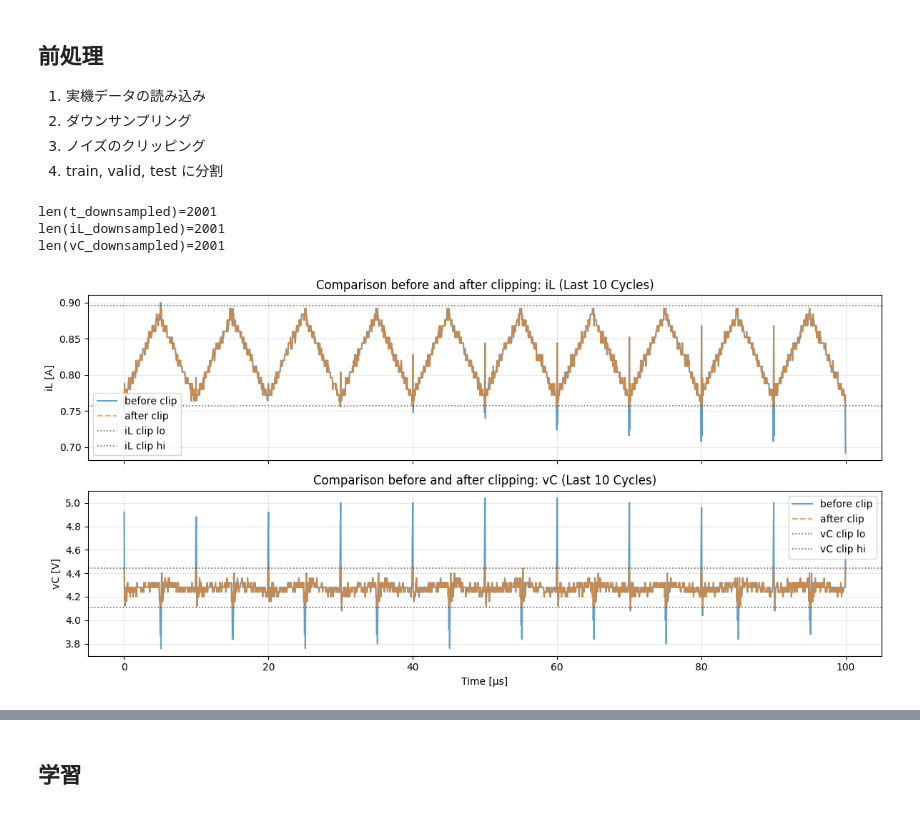
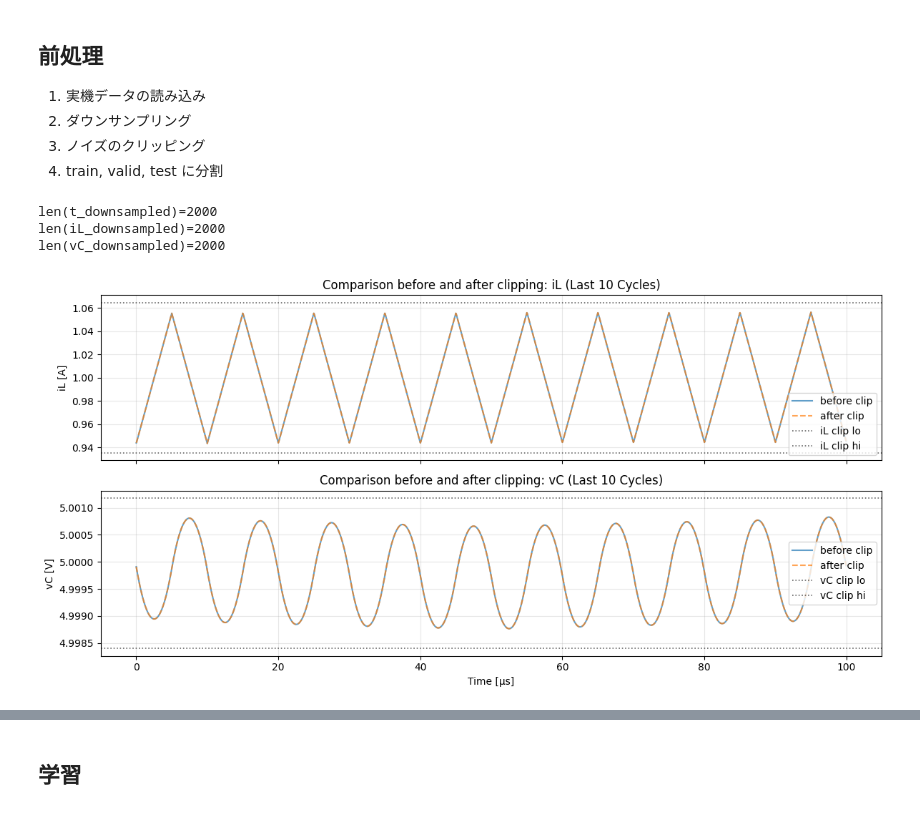
Before and after one commit to University-Laboratory/rnn-pann, a Jupyter notebook: actual_machine_notebooks/note4/note.ipynb, the cells around one changed output, grey strips where cells are left out. Drawn from its saved outputs; the diff is of its cells as text; code cells hidden in the pictures.

```diff
--- a/actual_machine_notebooks/note4/note.ipynb
+++ b/actual_machine_notebooks/note4/note.ipynb
@@ -80,11 +81,11 @@ params = Params()
 # ログ保存の初期化
 if keep_log:
     result_dir = create_result_dir(
-        "note3",
+        "note4",
         base_dir="results/actual",
         config_dict=asdict(params),
     )
-    log_path = init_log(result_dir, "actual_machine_notebooks/note3/note.ipynb")
+    log_path = init_log(result_dir, "actual_machine_notebooks/note4/note.ipynb")
 # %% [markdown]
 # BuckConverterCell
 # %% [markdown]
@@ -105,18 +106,18 @@ t_raw, iL_raw, vC_raw = load_data(
     vC_label="CH1",
 )
 
-# # シミュレーションデータ
-# t_raw, iL_raw, vC_raw = load_data(
-#     path="../../data/buck_sim_Vin10.0_Vref5.0_fs100000.0_ppc1000_cyc1000/buck_sim_Vin10.0_Vref5.0_fs100000.csv",
-#     skiprows=0,
-#     downsample_step=1,  # ダウンスケールしない
-#     T=params.T,
-#     cycles=params.cycles,
-#     start_time_offset=0,
-#     time_label="t",
-#     iL_label="iL",
-#     vC_label="vC",
-# )
+# シミュレーションデータ
+t_raw, iL_raw, vC_raw = load_data(
+    path="../../data/buck_sim_Vin10.0_Vref5.0_fs100000.0_ppc1000_cyc1000/buck_sim_Vin10.0_Vref5.0_fs100000.csv",
+    skiprows=0,
+    downsample_step=1,  # ダウンスケールしない
+    T=params.T,
+    cycles=params.cycles,
+    start_time_offset=0,
+    time_label="t",
+    iL_label="iL",
+    vC_label="vC",
+)
 
 # ダウンサンプリング
 downsample_step = len(t_raw) // (params.samples_per_cycle * params.cycles)
@@ -134,37 +135,37 @@ print(f"{len(vC_downsampled)=}")
 def clip_by_mean_std(x: np.ndarray, k: float) -> tuple[np.ndarray, float, float]:
     mu = float(np.mean(x))
     std = float(np.std(x))
     lo = mu - k * std
     hi = mu + k * std
     x_clipped = np.clip(x, lo, hi)
     return x_clipped.astype(x.dtype, copy=False), lo, hi
 
 
 iL_clipped, iL_lo, iL_hi = clip_by_mean_std(iL_downsampled, k=params.clipped_k)
 vC_clipped, vC_lo, vC_hi = clip_by_mean_std(vC_downsampled, k=params.clipped_k)
 
 # プロット
 fig, ax = plot_compare_tail(
     t_downsampled,
     iL_downsampled,
     vC_downsampled,
     "before clip",
     t_downsampled,
     iL_clipped,
     vC_clipped,
     "after clip",
     params.T,
     title="Comparison before and after clipping",
     iL_range=(iL_lo, iL_hi),
     vC_range=(vC_lo, vC_hi),
 )
 if keep_log:
     save_figure_to_log(fig, "compare_tail.png", result_dir)
 # %% [output]
-len(t_downsampled)=2001
-len(iL_downsampled)=2001
-len(vC_downsampled)=2001
+len(t_downsampled)=2000
+len(iL_downsampled)=2000
+len(vC_downsampled)=2000
-[figure, old version]
+[figure, new version]
 # %%
 # スイッチング信号
 duty_phase = (t_downsampled[:-1] % params.T) / params.T
```
Also changed, not shown: parts of 14 cells of this notebook.
